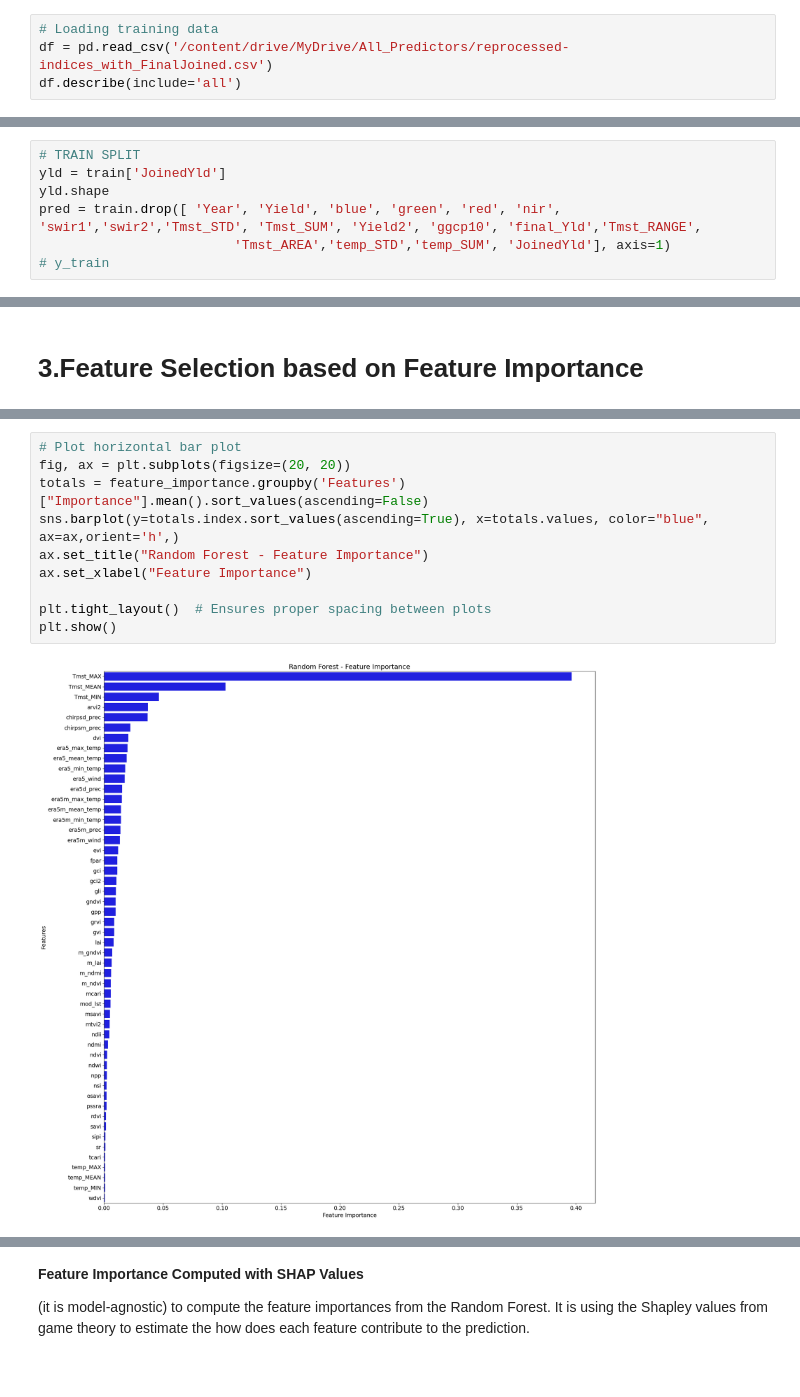
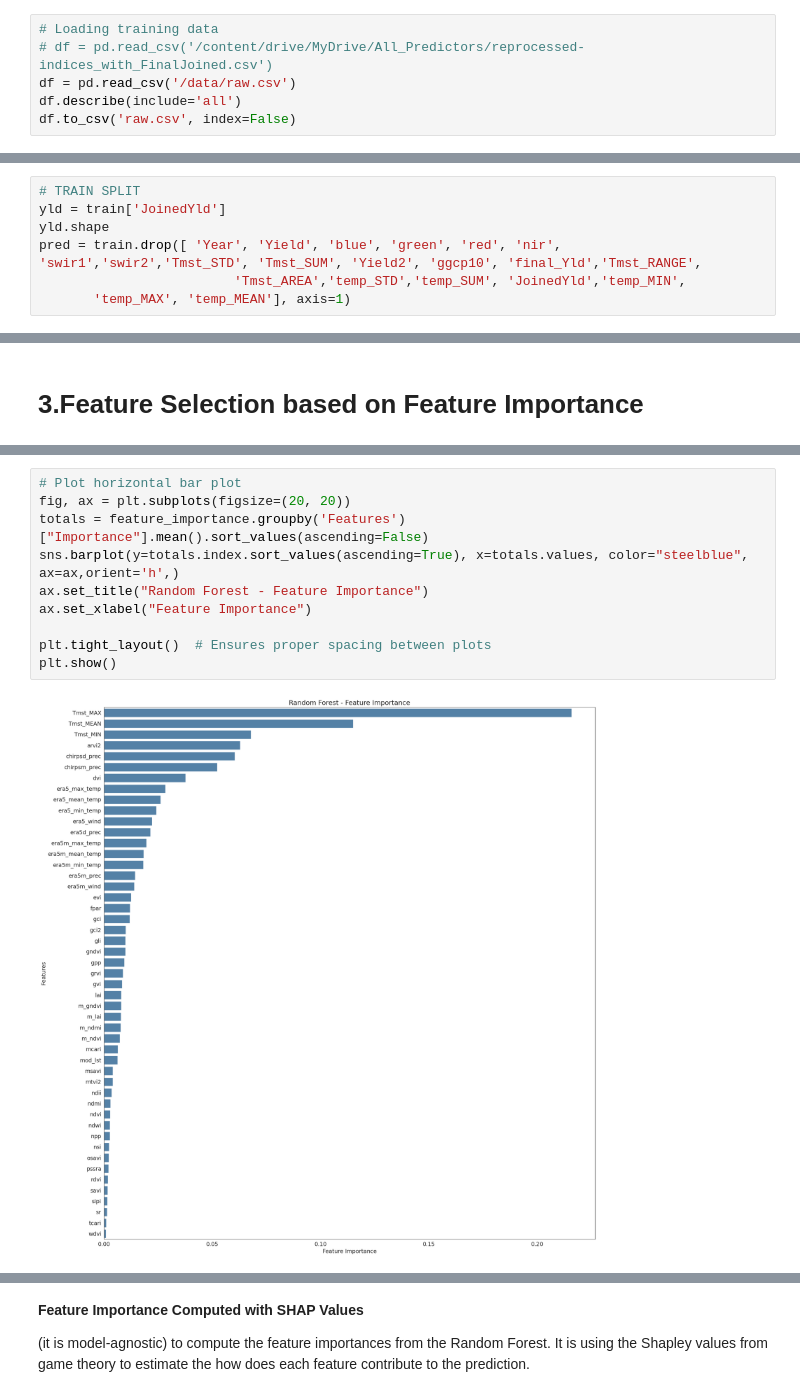
Before and after one commit to Kat-nesh/Redefining-maize-UAI, a Jupyter notebook: Model_Training_and_Evaluation.ipynb, the cells around one changed output, grey strips where cells are left out. Drawn from its saved outputs; the diff is of its cells as text.

```diff
--- a/Model_Training_and_Evaluation.ipynb
+++ b/Model_Training_and_Evaluation.ipynb
@@ -61,5 +62,7 @@ Steps include:
 2. Data cleaning  (removing NAs)
 # %%
 # Loading training data
-df = pd.read_csv('/content/drive/MyDrive/All_Predictors/reprocessed-indices_with_FinalJoined.csv')
+# df = pd.read_csv('/content/drive/MyDrive/All_Predictors/reprocessed-indices_with_FinalJoined.csv')
+df = pd.read_csv('/data/raw.csv')
 df.describe(include='all')
+df.to_csv('raw.csv', index=False)
@@ -202,8 +211,8 @@ features.columns, features.shape
 yld = train['JoinedYld']
 yld.shape
 pred = train.drop([ 'Year', 'Yield', 'blue', 'green', 'red', 'nir', 'swir1','swir2','Tmst_STD', 'Tmst_SUM', 'Yield2', 'ggcp10', 'final_Yld','Tmst_RANGE',
-                         'Tmst_AREA','temp_STD','temp_SUM', 'JoinedYld'], axis=1)
-# y_train
+                         'Tmst_AREA','temp_STD','temp_SUM', 'JoinedYld','temp_MIN',
+       'temp_MAX', 'temp_MEAN'], axis=1)
 # %%
 pred.columns
 # %% [output]
@@ -332,13 +328,13 @@ Text(0.5, 1.0, 'Predictors Correlation')
 # %%
 # Plot horizontal bar plot
 fig, ax = plt.subplots(figsize=(20, 20))
 totals = feature_importance.groupby('Features')["Importance"].mean().sort_values(ascending=False)
-sns.barplot(y=totals.index.sort_values(ascending=True), x=totals.values, color="blue", ax=ax,orient='h',)
+sns.barplot(y=totals.index.sort_values(ascending=True), x=totals.values, color="steelblue", ax=ax,orient='h',)
 ax.set_title("Random Forest - Feature Importance")
 ax.set_xlabel("Feature Importance")
 
 plt.tight_layout()  # Ensures proper spacing between plots
 plt.show()
 # %% [output]
-[figure, old version]
+[figure, new version]
 # %%
```
Also changed, not shown: parts of 90 cells of this notebook.
